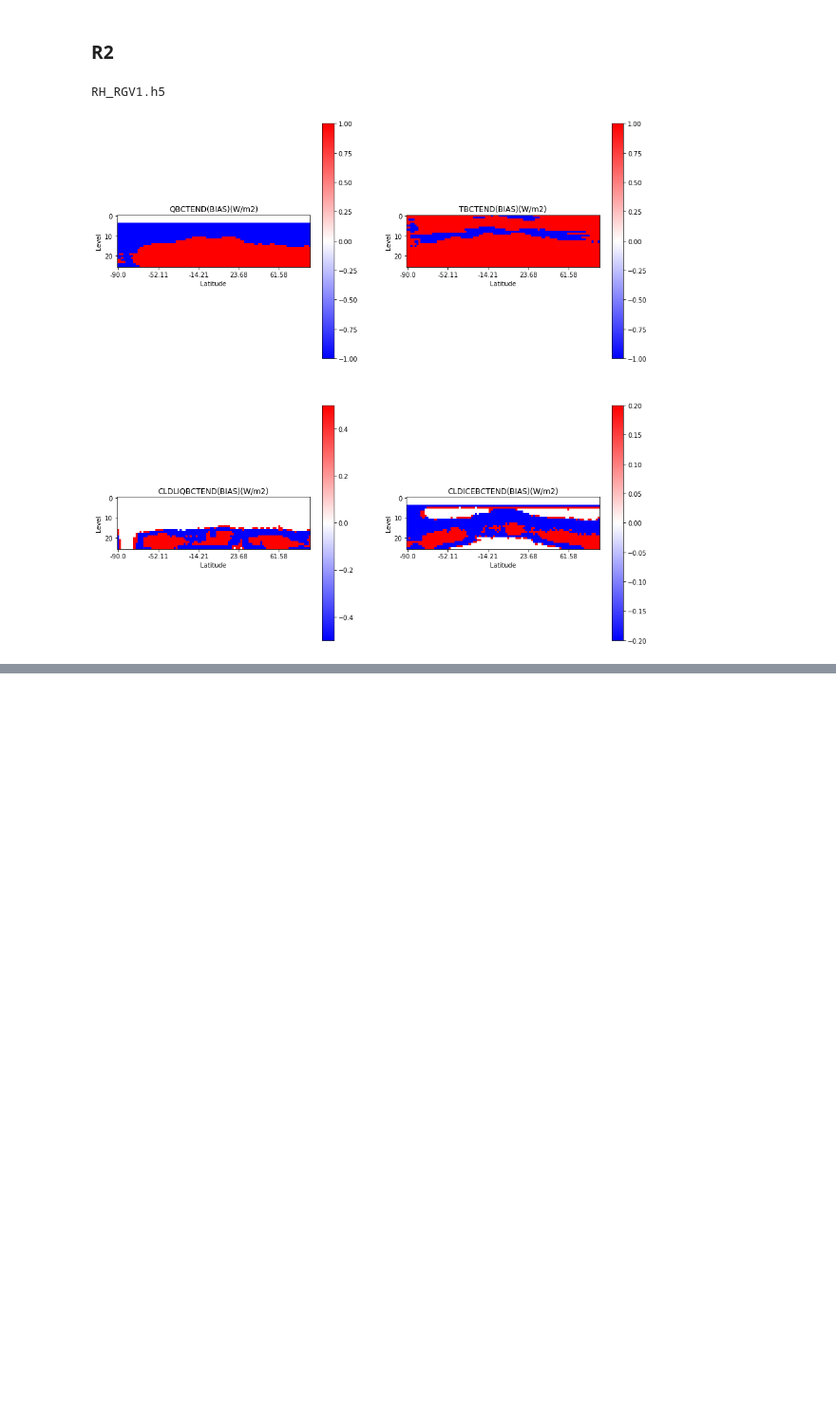
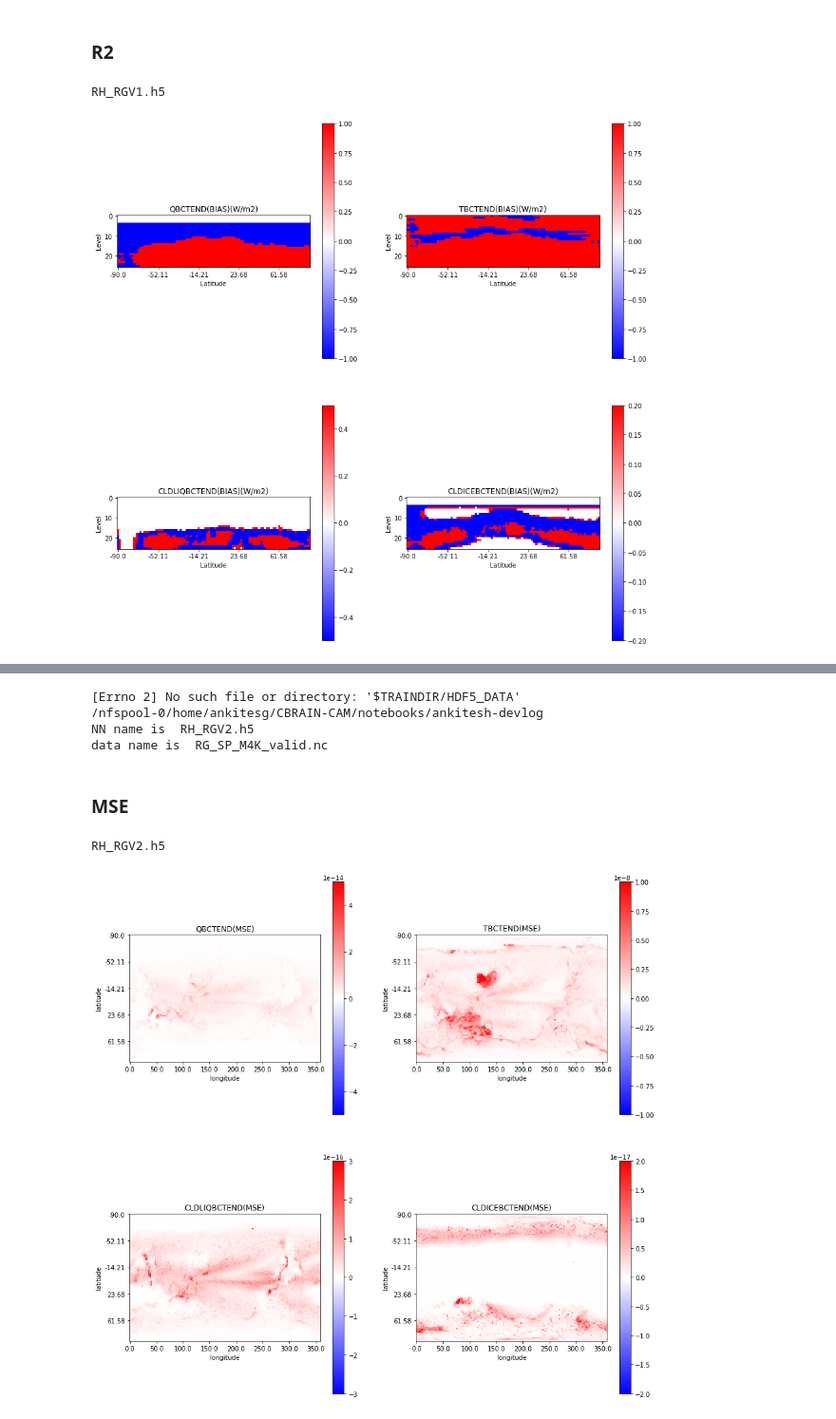
Before and after one commit to ankitesh97/CBRAIN-CAM, a Jupyter notebook: notebooks/ankitesh-devlog/16_Model_diagnostics.ipynb, the cells around one changed output, grey strips where cells are left out. Shown at 95% size. Cells and saved outputs as stored; diff of their text form; code cells hidden in the pictures; blank space fills up the shorter version.

Commit message:
Add diagnostics

```diff
--- a/notebooks/ankitesh-devlog/16_Model_diagnostics.ipynb
+++ b/notebooks/ankitesh-devlog/16_Model_diagnostics.ipynb
@@ -441,0 +464,72 @@ RH_RGV1.h5
+# %%
+
+NN = {}; md = {};
+%cd $TRAINDIR/HDF5_DATA
+for i,NNs in enumerate(NNarray):
+    print('NN name is ',NNs)
+    path = path_HDF5+NNs
+    model = path
+    exp=None
+
+    md[NNs] = {}
+    for j,data in enumerate(data_file):
+        print('data name is ',data)
+
+        NN[NNs] = load_climate_model(dict_lay,'/export/nfs0home/ankitesg/CBrain_project/PrepData/'+config_file[i],
+                                     '/DFS-L/DATA/pritchard/ankitesg/datav4/'+data,
+                                     lev=lev,hyam=hyam,hybm=hybm,TRAINDIR='',
+                                     inp_subRH=None, inp_divRH=None,
+                                     inp_subTNS=None,inp_divTNS=None,
+                                     model=model,exp=exp)
+
+        md[NNs][data[6:-3]] = ModelDiagnostics(NN[NNs],
+                                                '/export/nfs0home/ankitesg/CBrain_project/PrepData/'+config_file[i],
+                                                '/DFS-L/DATA/pritchard/ankitesg/datav4/'+data,
+                                              nlat=96,nlon=144,nlev=26)
+# %% [output]
+[Errno 2] No such file or directory: '$TRAINDIR/HDF5_DATA'
+/nfspool-0/home/ankitesg/CBRAIN-CAM/notebooks/ankitesh-devlog
+NN name is  RH_RGV2.h5
+data name is  RG_SP_M4K_valid.nc
+# %%
+# mdx =  md['BF_RGV4.h5'][data_file[0][6:-3]]
+# mdx.compute_stats_random(niter=200)
+for nn in NNarray:
+    mdx = md[nn][data_file[0][6:-3]]
+    mdx.compute_stats_random(niter=200)
+    md[nn][data_file[0][6:-3]] = mdx
+# %%
+in_vars = ['QBP','RELHUM','TBP','CLDLIQBP','CLDICEBP','PS', 'SOLIN', 'SHFLX', 'LHFLX']
+out_vars = ['QBCTEND','TBCTEND','CLDLIQBCTEND', 'CLDICEBCTEND', 'NN2L_FLWDS', 'NN2L_PRECC',
+            'NN2L_PRECSC', 'NN2L_SOLL', 'NN2L_SOLLD', 'NN2L_SOLS', 'NN2L_SOLSD', 'NN2L_NETSW']
+tendencies = out_vars[:4]
+scale_dict = load_pickle('/export/nfs0home/ankitesg/tom/CBRAIN-CAM/nn_config/scale_dicts/2020_10_16_scale_dict_RG.pkl')['scale_dict_RG']
+fd = [scale_dict]
+# %% [markdown]
+### MSE
+# %%
+for nn in NNarray:
+    print(nn)
+    mdx = md[nn][data_file[0][6:-3]]
+    ilev = 25
+    y_ticks = lat.values[np.arange(0,81,20)]
+    y_ticks = np.around(y_ticks,decimals=2)
+    x_ticks = lon.values[np.arange(0,141,20)]
+    f, axarr = plt.subplots(2,2,figsize=(15, 15))
+    axarr = axarr.flatten()
+    vmins = [-5e-14,-1e-8,-3e-16,-2e-17]
+    vmaxs = [5e-14,1e-8,3e-16,2e-17]
+    for i,t in enumerate(tendencies):
+        im = axarr[i].imshow(mdx.stats['mse'][:,:,(i+1)*25],cmap=plt.cm.bwr,vmin=vmins[i],vmax=vmaxs[i])
+        axarr[i].set_xlabel("longitude")
+        axarr[i].set_ylabel("latitude")
+        axarr[i].set_title(f"{t}(MSE)")
+        axarr[i].set_xticks(np.arange(0,141,20))
+        f.colorbar(im,ax=axarr[i])
+        axarr[i].set_xticklabels(x_ticks)
+        axarr[i].set_yticks(np.arange(0,81,20))
+        axarr[i].set_yticklabels(y_ticks)
+    plt.show()
+# %% [output]
+RH_RGV2.h5
+[figure, added]
```
Also changed, not shown: parts of 11 cells of this notebook, 36 other files.
